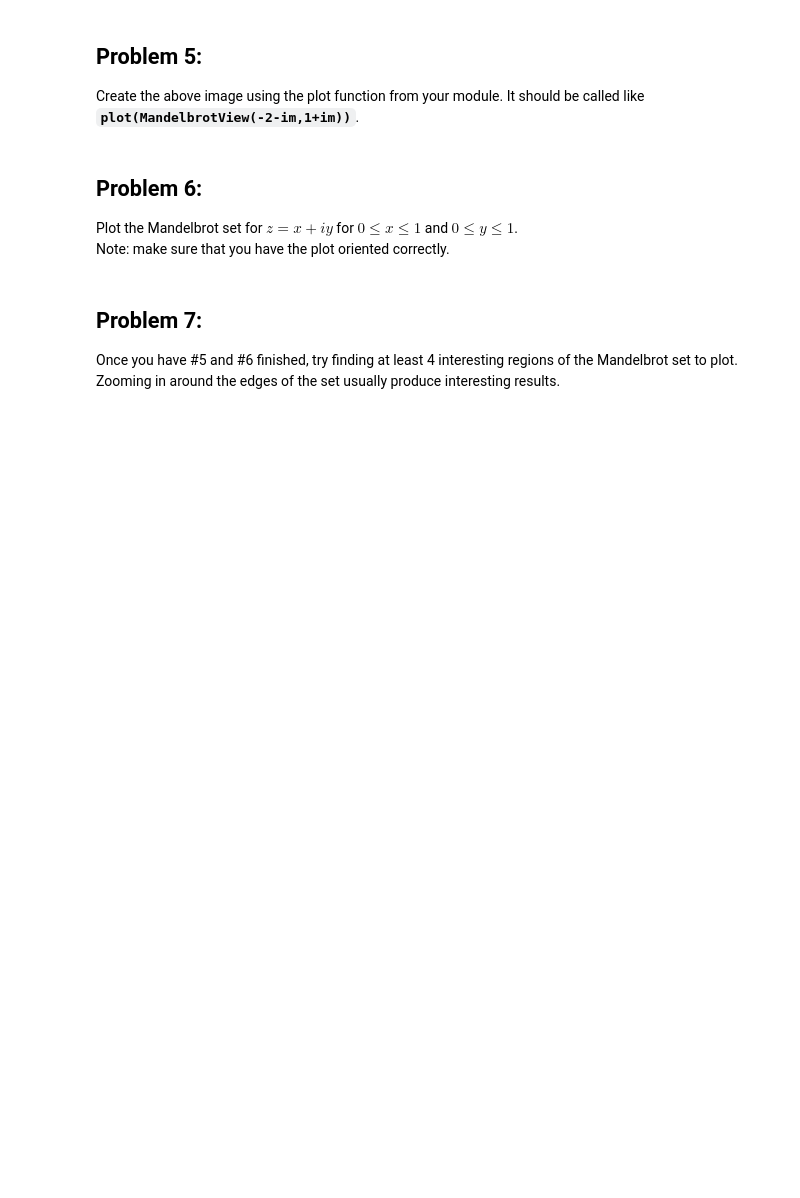
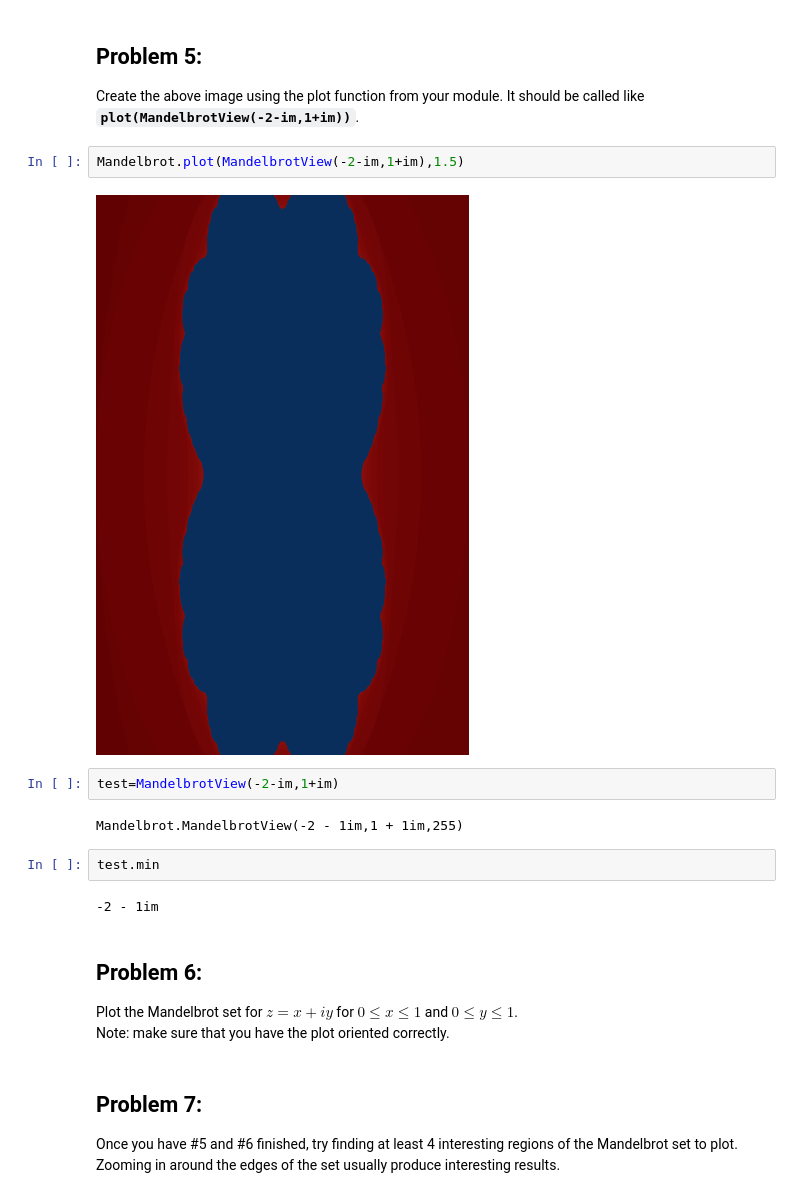
Before and after one commit to joshuanasiatka/FSU-Fall-2016, a Jupyter notebook: tpcs-sci-comp/projects/mandelbrot/mandelbrot.ipynb, the cells around one changed output. Saved outputs shown, nothing was run; the diff lists cells and outputs as text; blank space fills up the shorter version.

Commit message:
Updates
- Added quiz 4
- Updated Notes
- Project Updates for Mandelbrot

```diff
--- a/tpcs-sci-comp/projects/mandelbrot/mandelbrot.ipynb
+++ b/tpcs-sci-comp/projects/mandelbrot/mandelbrot.ipynb
@@ -138,6 +238,18 @@ Create a 400 by 600 array of complex numbers with real values -2 to 1 and imagin
 # %% [markdown]
 ## Problem 5:
 Create the above image using the plot function from your module. It should be called like __`plot(MandelbrotView(-2-im,1+im))`__.
+# %%
+Mandelbrot.plot(MandelbrotView(-2-im,1+im),1.5)
+# %% [output]
+[figure, added]
+# %%
+test=MandelbrotView(-2-im,1+im)
+# %% [output]
+Mandelbrot.MandelbrotView(-2 - 1im,1 + 1im,255)
+# %%
+test.min
+# %% [output]
+-2 - 1im
 # %% [markdown]
 ## Problem 6:
 Plot the Mandelbrot set for $z = x + iy$ for $0 ≤ x ≤ 1$ and $0 ≤ y ≤ 1$.
```
Also changed, not shown: parts of 22 cells of this notebook, 7 other files.
